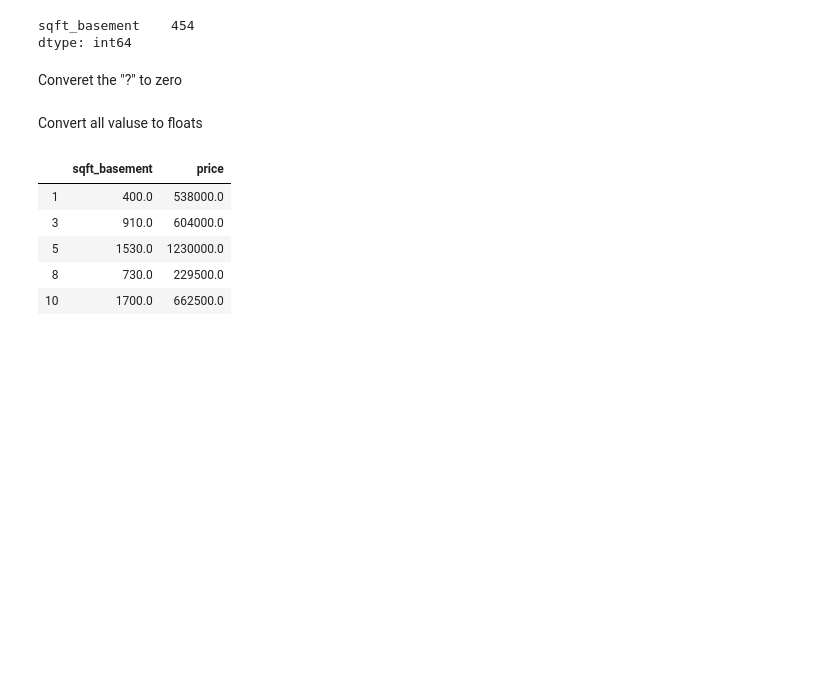
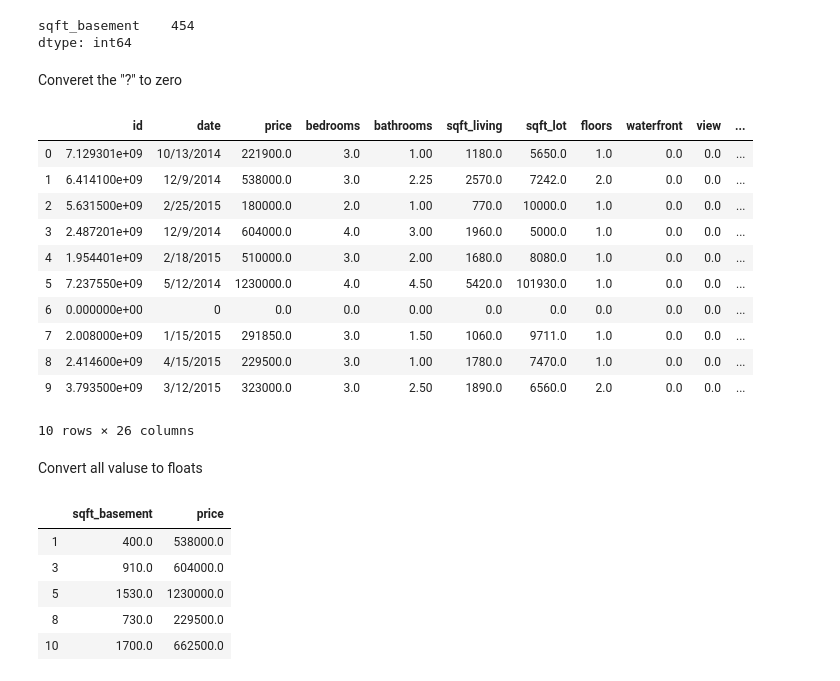
Before and after one commit to BanjiAjayi/Project1, a Jupyter notebook: Matt/ZZ_Matt_Project_Cleaning.ipynb, the cells around one changed output. Saved outputs shown, nothing was run; the diff lists cells and outputs as text; code cells hidden in the pictures; blank space fills up the shorter version.

```diff
--- a/Matt/Matt_Project_Cleaning.ipynb
+++ b/Matt/ZZ_Matt_Project_Cleaning.ipynb
@@ -592,6 +649,21 @@ dtype: int64
 Converet the "?" to zero
 # %%
 df.loc[(df['sqft_basement'] == "?")] = 0.0
+# %%
+df.head(10)
+# %% [output]
+|  | id | date | price | bedrooms | bathrooms | sqft_living | sqft_lot | floors | waterfront | view | ... |
+| 0 | 7.129301e+09 | 10/13/2014 | 221900.0 | 3.0 | 1.00 | 1180.0 | 5650.0 | 1.0 | 0.0 | 0.0 | ... |
+| 1 | 6.414100e+09 | 12/9/2014 | 538000.0 | 3.0 | 2.25 | 2570.0 | 7242.0 | 2.0 | 0.0 | 0.0 | ... |
+| 2 | 5.631500e+09 | 2/25/2015 | 180000.0 | 2.0 | 1.00 | 770.0 | 10000.0 | 1.0 | 0.0 | 0.0 | ... |
+| 3 | 2.487201e+09 | 12/9/2014 | 604000.0 | 4.0 | 3.00 | 1960.0 | 5000.0 | 1.0 | 0.0 | 0.0 | ... |
+| 4 | 1.954401e+09 | 2/18/2015 | 510000.0 | 3.0 | 2.00 | 1680.0 | 8080.0 | 1.0 | 0.0 | 0.0 | ... |
+| 5 | 7.237550e+09 | 5/12/2014 | 1230000.0 | 4.0 | 4.50 | 5420.0 | 101930.0 | 1.0 | 0.0 | 0.0 | ... |
+| 6 | 0.000000e+00 | 0 | 0.0 | 0.0 | 0.00 | 0.0 | 0.0 | 0.0 | 0.0 | 0.0 | ... |
+| 7 | 2.008000e+09 | 1/15/2015 | 291850.0 | 3.0 | 1.50 | 1060.0 | 9711.0 | 1.0 | 0.0 | 0.0 | ... |
+| 8 | 2.414600e+09 | 4/15/2015 | 229500.0 | 3.0 | 1.00 | 1780.0 | 7470.0 | 1.0 | 0.0 | 0.0 | ... |
+| 9 | 3.793500e+09 | 3/12/2015 | 323000.0 | 3.0 | 2.50 | 1890.0 | 6560.0 | 2.0 | 0.0 | 0.0 | ... |
+10 rows × 26 columns
 # %% [markdown]
 Convert all valuse to floats
 # %%
```
Also changed, not shown: parts of 19 cells of this notebook, 3 other files.
